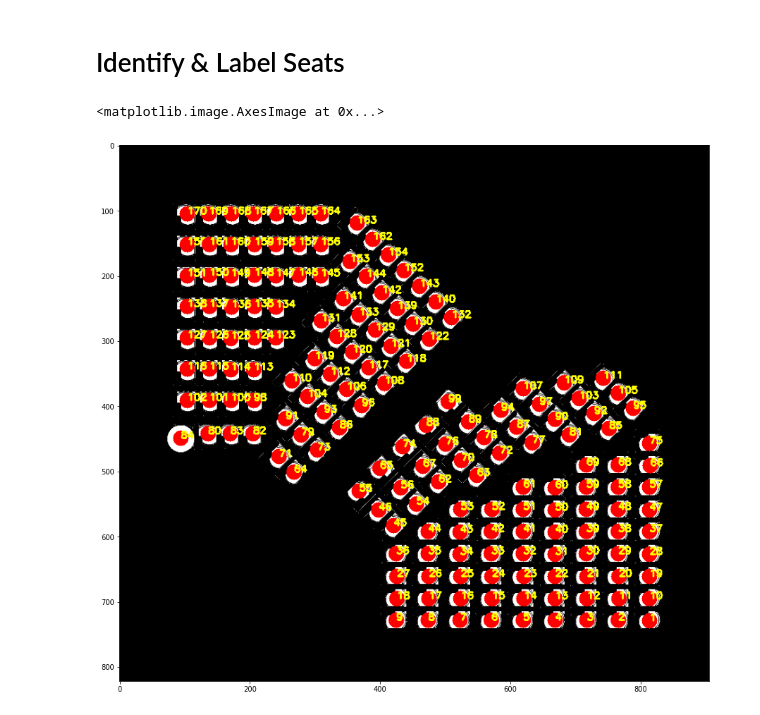
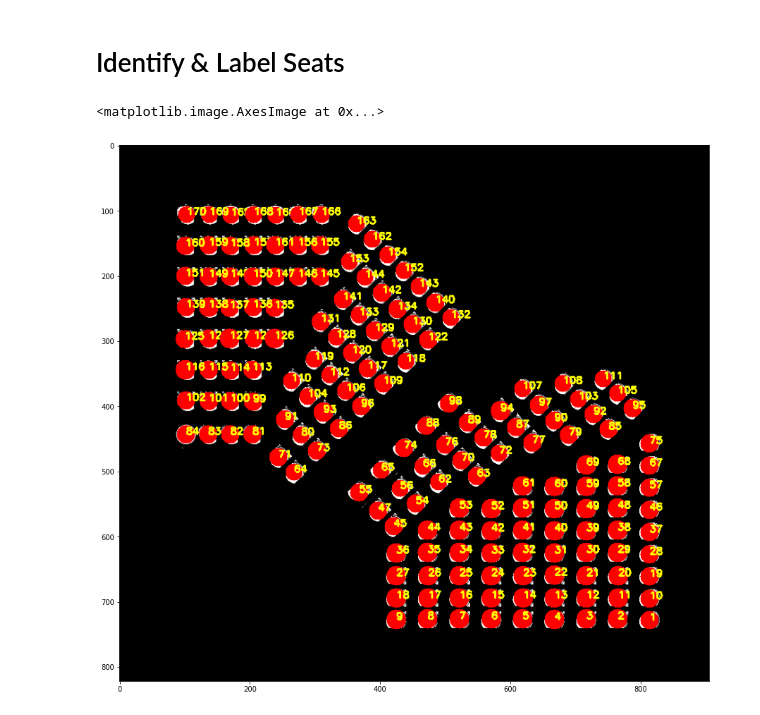
Before and after one commit to nafisat11/ISSUE, a Jupyter notebook: core/static/assets/seat_position_extractor.ipynb, the cells around one changed output. Drawn from its saved outputs; the diff is of its cells as text; code cells hidden in the pictures.

```diff
--- a/core/static/assets/seat_position_extractor.ipynb
+++ b/core/static/assets/seat_position_extractor.ipynb
@@ -15,7 +15,7 @@ from PIL import Image
 # %% [markdown]
 # Global Parameters
 # %%
-IMAGE_PATH = "./images/room_maps/Earth Sciences_162_thresholded.png"
+IMAGE_PATH = "./images/room_maps/Earth Sciences_162_v2.png"
 OUTPUT_PATH = "./json/seat_positions/Earth Sciences_162.json"
 # %% [markdown]
 # Display Original Image
@@ -50,34 +50,41 @@ plt.imshow(dilated, cmap = 'gray')
 # %%
 height, width, _ = image.shape
 contours = cv2.findContours(dilated, cv2.RETR_EXTERNAL, cv2.CHAIN_APPROX_SIMPLE)
 contours = imutils.grab_contours(contours)
 image = cv2.imread(IMAGE_PATH)
 ID = 1
 SEATS = []
 
 for c in contours:
     # compute the center of the contour
-    M = cv2.moments(c)
-    cX = int(M["m10"] / M["m00"])
-    cY = int(M["m01"] / M["m00"])
-    cv2.circle(image, (cX, cY), 12, (255, 0, 0), -1)
-    cv2.putText(image, str(ID), (cX, cY),
+#     M = cv2.moments(c)
+#     cX = int(M["m10"] / M["m00"])
+#     cY = int(M["m01"] / M["m00"])
+#     cv2.circle(image, (cX, cY), 14, (255, 0, 0), -1)
+#     cv2.putText(image, str(ID), (cX, cY),
+#     cv2.FONT_HERSHEY_SIMPLEX, 0.5, (255, 255, 0), 2)
+    (x, y), r = cv2.minEnclosingCircle(c)
+    x, y, r = int(x), int(y), int(r * 1.1)
+
+    cv2.circle(image, (x, y), r, (255, 0, 0), -1)
+    cv2.putText(image, str(ID), (x, y),
     cv2.FONT_HERSHEY_SIMPLEX, 0.5, (255, 255, 0), 2)
 
 
     SEATS.append({
-        'x' : cX / width,
-        'y' : cY / height,
+        'x' : x / width,
+        'y' : y / height,
+        'r' : r / width,
         'id' : ID
     })
 
     ID += 1
 
 plt.figure(figsize = (15, 15))
 plt.imshow(image)
 # %% [output]
 <matplotlib.image.AxesImage at 0x...>
-[figure, old version]
+[figure, new version]
 # %%
 with open(OUTPUT_PATH, 'w') as fout:
     json.dump(SEATS , fout)
```
Also changed, not shown: parts of 6 cells of this notebook, 3 other files.
